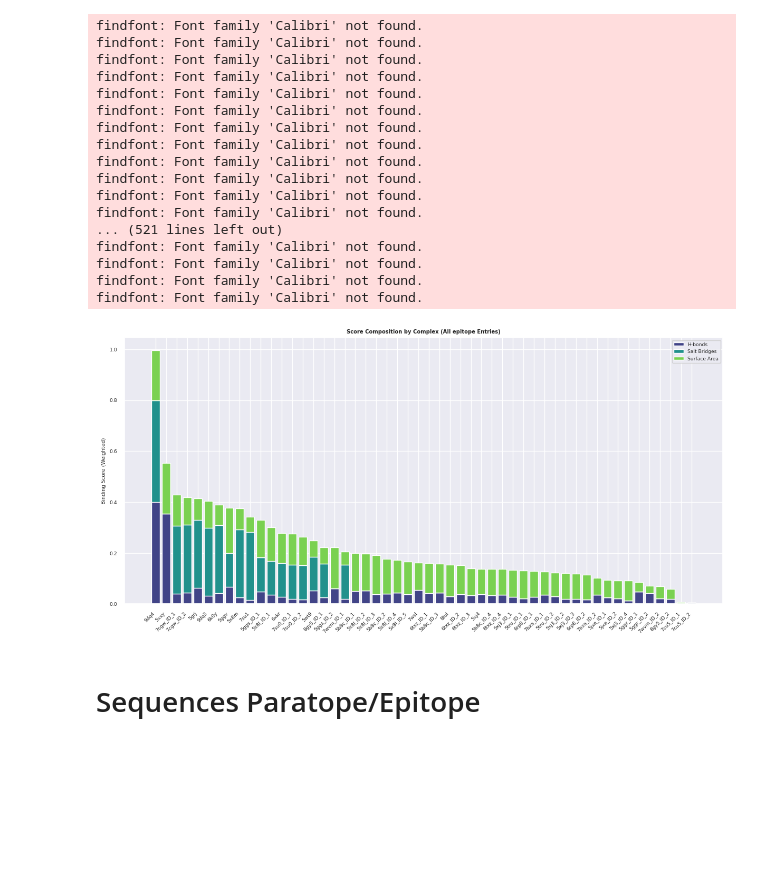
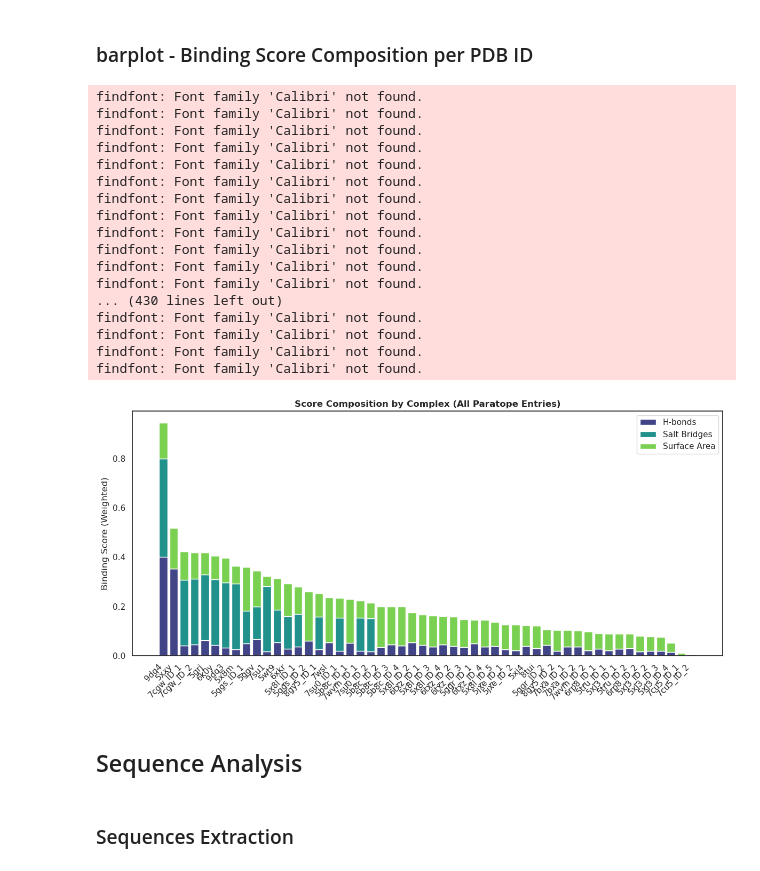
Before and after one commit to datascience-2025-group4/group04-team01, a Jupyter notebook: Structural Analysis_Paratope_Interface.ipynb, the cells around one changed output. Drawn from its saved outputs; the diff is of its cells as text; code cells hidden in the pictures; blank space fills up the shorter version.

```diff
--- a/Structural Analysis_Paratope_Interface.ipynb
+++ b/Structural Analysis_Paratope_Interface.ipynb
@@ -276,3 +279,3 @@ Results saved to 'epitope_surface_hbonds_salt_bridges_summary.csv'
 # %%
-df_struc_info = pd.read_csv(f"{section}_surface_hbonds_salt_bridges_summary.csv")
-print(df_struc_info['pdb_id'].value_counts())
+#df_struc_info = pd.read_csv("paratope_surface_hbonds_salt_bridges_summary.csv")
+# print(df_struc_info['pdb_id'].value_counts())
@@ -351,12 +341,12 @@ findfont: Font family 'Calibri' not found.
 # %%
-df_struc_info = pd.read_csv(f"{section}_surface_hbonds_salt_bridges_summary.csv")
+df_struc_info = pd.read_csv("paratope_surface_hbonds_salt_bridges_summary.csv")
 
 plt.figure(figsize=(8, 6))
 
 # Scatterplot
 sns.scatterplot(
     data=df_struc_info,
-    x=f"{section}_area",
+    x="paratope_area",
     y="num_hydrogen_bonds",
     s=60,
     color="steelblue",
@@ -366,7 +356,7 @@ sns.scatterplot(
 # Regression line
 sns.regplot(
     data=df_struc_info,
-    x=f"{section}_area",
+    x="paratope_area",
     y="num_hydrogen_bonds",
     scatter=False,
     color="darkred",
@@ -374,8 +364,8 @@ sns.regplot(
 )
 
 # Styling
-plt.title(f"Hydrogen Bonds vs. {section.capitalize()} Surface Area", fontsize=14, fontweight="bold")
-plt.xlabel(f"{section.capitalize()} Surface Area (Å²)", fontsize=12)
+plt.title("Hydrogen Bonds vs. Paratope Surface Area", fontsize=14, fontweight="bold")
+plt.xlabel("Paratope Surface Area (Å²)", fontsize=12)
 plt.ylabel("Number of Hydrogen Bonds", fontsize=12)
 plt.xticks(fontsize=10)
 plt.yticks(fontsize=10)
@@ -383,8 +373,8 @@ plt.grid(axis='both', linestyle='--', alpha=0.5)
 sns.despine()
 plt.tight_layout()
 
-# Save
-plt.savefig(f"plots/structural_analysis/{section}_hbonds_vs_surface_area.pdf", bbox_inches='tight')
+# Save (optional)
+plt.savefig("plots/structural_analysis/Paratope/hbonds_vs_surface_area_paratope.pdf", bbox_inches='tight')
 plt.show()
 # %% [output]
 findfont: Font family 'Calibri' not found.
@@ -511,8 +505,8 @@ findfont: Font family 'Calibri' not found.
 
 #normalizing with MinMax
 scaler = MinMaxScaler()
-df = pd.read_csv(f"{section}_surface_hbonds_salt_bridges_summary.csv")
-features = df[["num_hydrogen_bonds", "num_salt_bridges", f"{section}_area"]]
+df = pd.read_csv("paratope_surface_hbonds_salt_bridges_summary.csv")
+features = df[["num_hydrogen_bonds", "num_salt_bridges", "paratope_area"]]
 normalized = scaler.fit_transform(features)
 
 df_norm = pd.DataFrame(normalized, columns=features.columns)
@@ -522,14 +516,11 @@ df_norm["pdb_id"] = df["pdb_id"]
 weights = {
     "num_hydrogen_bonds": 0.4,
     "num_salt_bridges": 0.4,
-    f"{section}_area": 0.2
+    "paratope_area": 0.2
 }
 
 df_norm["binding_score"] = (
     df_norm["num_hydrogen_bonds"] * weights["num_hydrogen_bonds"] +
     df_norm["num_salt_bridges"] * weights["num_salt_bridges"] +
-    df_norm[f"{section}_area"] * weights[f"{section}_area"]
+    df_norm["paratope_area"] * weights["paratope_area"]
 )
-
-# Show top binders
-print(df_norm.sort_values("binding_score", ascending=False)[["pdb_id", "binding_score"]])
@@ -554,8 +527,8 @@ print(df_norm.sort_values("binding_score", ascending=False)[["pdb_id", "binding_
 # %%
 # Sort the dataframe
 df_sorted_bs = df_norm.sort_values(
-    by=["binding_score", "num_hydrogen_bonds", "num_salt_bridges", f"{section}_area"],
-    ascending=[False, False, False, False]  # show top-scoring binders first
+    by=["binding_score", "num_hydrogen_bonds", "num_salt_bridges", "paratope_area"],
+    ascending=[False, False, False, False]
 ).copy()
 # Count appearances
 id_frequencies = Counter(df_sorted_bs["pdb_id"])
@@ -572,11 +545,17 @@ for pdb_id in df_sorted_bs["pdb_id"]:
 
 # Add to DataFrame
 df_sorted_bs["structure_id"] = structure_ids
+# %% [markdown]
+### barplot - Binding Score Composition per PDB ID
 # %%
+import matplotlib.pyplot as plt
+import matplotlib.cm as cm
+import numpy as np
+
 # Sort by binding score again
 top = df_sorted_bs.sort_values("binding_score", ascending=False)
 
-# viridis colormap
+# Use viridis colormap
 viridis = cm.get_cmap("viridis")
 colors = viridis(np.linspace(0.2, 0.8, 3))
 
@@ -603,40 +582,42 @@ plt.bar(
 # Plot Surface Area
 plt.bar(
     top["structure_id"],
-    top[f"{section}_area"] * 0.2,
+    top["paratope_area"] * 0.2,
     label="Surface Area",
     color=colors[2],
     bottom=(top["num_hydrogen_bonds"] + top["num_salt_bridges"]) * 0.4
 )
 
 plt.xticks(rotation=45, ha="right")
 plt.ylabel("Binding Score (Weighted)")
-plt.title(f"Score Composition by Complex (All {section} Entries)")
+plt.title("Score Composition by Complex (All Paratope Entries)")
 plt.legend()
 plt.tight_layout()
-plt.savefig(f"plots/structural_analysis/{section}_binding_affinity_score.pdf", bbox_inches="tight")
+plt.savefig("plots/structural_analysis/Paratope/paratope_binding_affinity_score.pdf", bbox_inches="tight")
 plt.show()
 # %% [output]
 findfont: Font family 'Calibri' not found.
 findfont: Font family 'Calibri' not found.
 findfont: Font family 'Calibri' not found.
 findfont: Font family 'Calibri' not found.
 findfont: Font family 'Calibri' not found.
 findfont: Font family 'Calibri' not found.
 findfont: Font family 'Calibri' not found.
 findfont: Font family 'Calibri' not found.
 findfont: Font family 'Calibri' not found.
 findfont: Font family 'Calibri' not found.
 findfont: Font family 'Calibri' not found.
 findfont: Font family 'Calibri' not found.
-... (521 lines left out)
+... (430 lines left out)
 findfont: Font family 'Calibri' not found.
 findfont: Font family 'Calibri' not found.
 findfont: Font family 'Calibri' not found.
 findfont: Font family 'Calibri' not found.
-[figure, old version]
+[figure, new version]
 # %% [markdown]
-# Sequences Paratope/Epitope
+## Sequence Analysis
+# %% [markdown]
+### Sequences Extraction
 # %%
 # not unqiue sequences
 # Input settings
```
Also changed, not shown: parts of 55 cells of this notebook, 49 other files.
